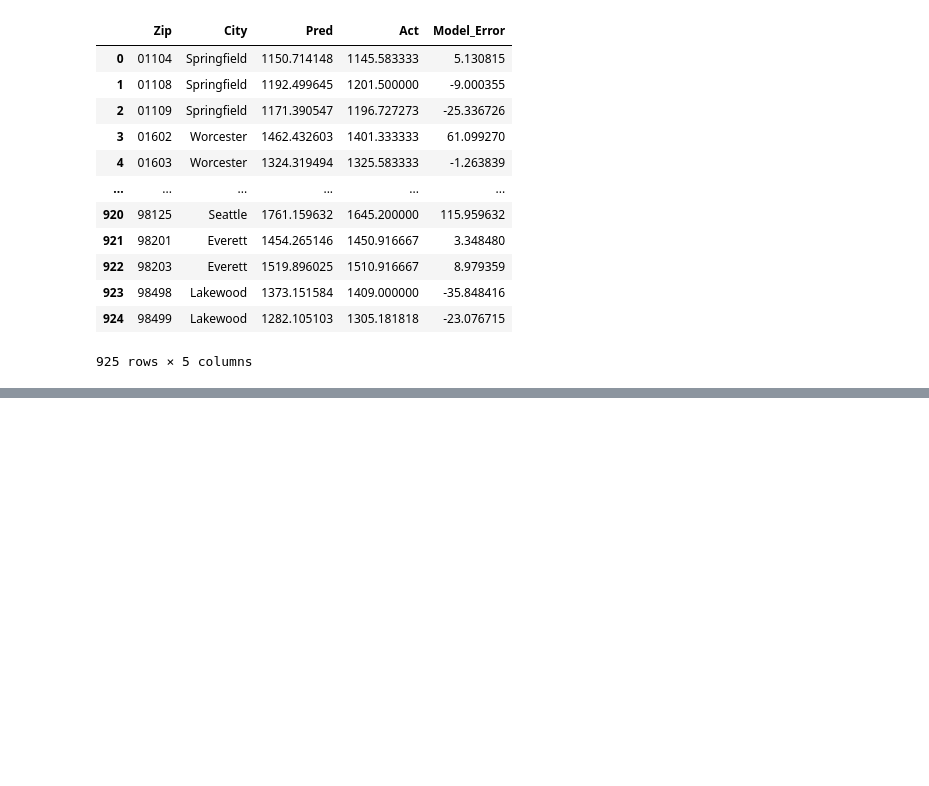
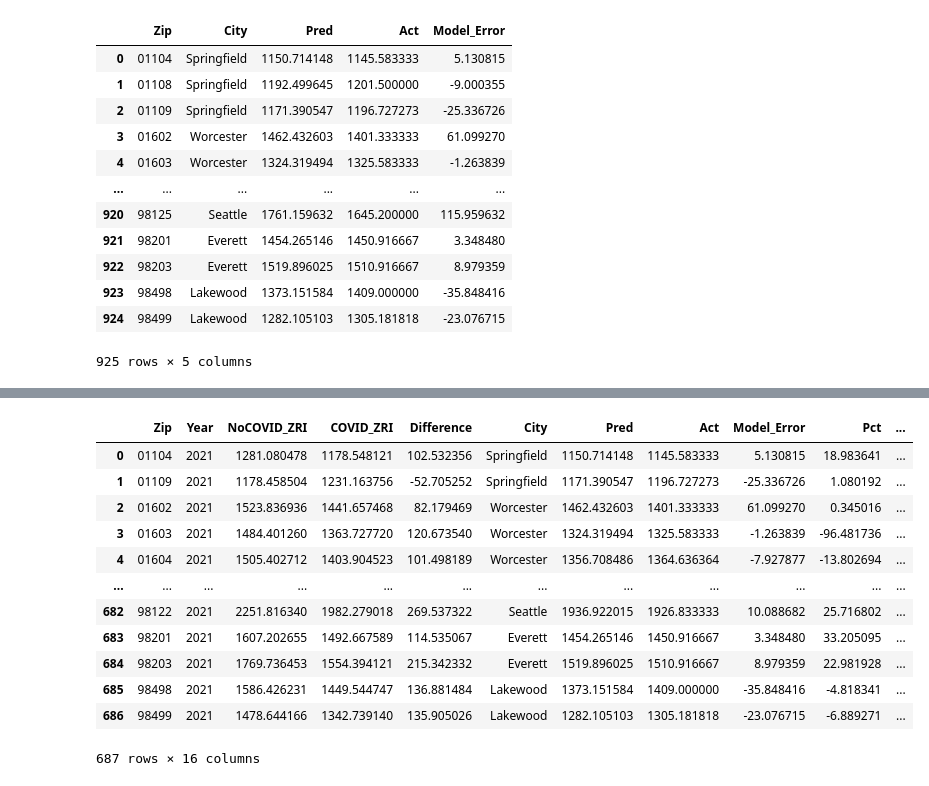
Before and after one commit to jonahsg/NYCDSA_Capstone, a Jupyter notebook: Final.ipynb, the cells around one changed output, grey strips where cells are left out. Drawn from its saved outputs; the diff is of its cells as text; code cells hidden in the pictures; blank space fills up the shorter version.

```diff
--- a/Final.ipynb
+++ b/Final.ipynb
@@ -496,0 +574,17 @@ map_
+# %%
+all_ = test_true.merge(zip_lat_long, how = 'left', left_on = 'Zip', right_on = 'zip')
+all_
+# %% [output]
+|  | Zip | Year | NoCOVID_ZRI | COVID_ZRI | Difference | City | Pred | Act | Model_Error | Pct | ... |
+| 0 | 01104 | 2021 | 1281.080478 | 1178.548121 | 102.532356 | Springfield | 1150.714148 | 1145.583333 | 5.130815 | 18.983641 | ... |
+| 1 | 01109 | 2021 | 1178.458504 | 1231.163756 | -52.705252 | Springfield | 1171.390547 | 1196.727273 | -25.336726 | 1.080192 | ... |
+| 2 | 01602 | 2021 | 1523.836936 | 1441.657468 | 82.179469 | Worcester | 1462.432603 | 1401.333333 | 61.099270 | 0.345016 | ... |
+| 3 | 01603 | 2021 | 1484.401260 | 1363.727720 | 120.673540 | Worcester | 1324.319494 | 1325.583333 | -1.263839 | -96.481736 | ... |
+| 4 | 01604 | 2021 | 1505.402712 | 1403.904523 | 101.498189 | Worcester | 1356.708486 | 1364.636364 | -7.927877 | -13.802694 | ... |
+| ... | ... | ... | ... | ... | ... | ... | ... | ... | ... | ... | ... |
+| 682 | 98122 | 2021 | 2251.816340 | 1982.279018 | 269.537322 | Seattle | 1936.922015 | 1926.833333 | 10.088682 | 25.716802 | ... |
+| 683 | 98201 | 2021 | 1607.202655 | 1492.667589 | 114.535067 | Everett | 1454.265146 | 1450.916667 | 3.348480 | 33.205095 | ... |
+| 684 | 98203 | 2021 | 1769.736453 | 1554.394121 | 215.342332 | Everett | 1519.896025 | 1510.916667 | 8.979359 | 22.981928 | ... |
+| 685 | 98498 | 2021 | 1586.426231 | 1449.544747 | 136.881484 | Lakewood | 1373.151584 | 1409.000000 | -35.848416 | -4.818341 | ... |
+| 686 | 98499 | 2021 | 1478.644166 | 1342.739140 | 135.905026 | Lakewood | 1282.105103 | 1305.181818 | -23.076715 | -6.889271 | ... |
+687 rows × 16 columns
```
Also changed, not shown: parts of 38 cells of this notebook.
